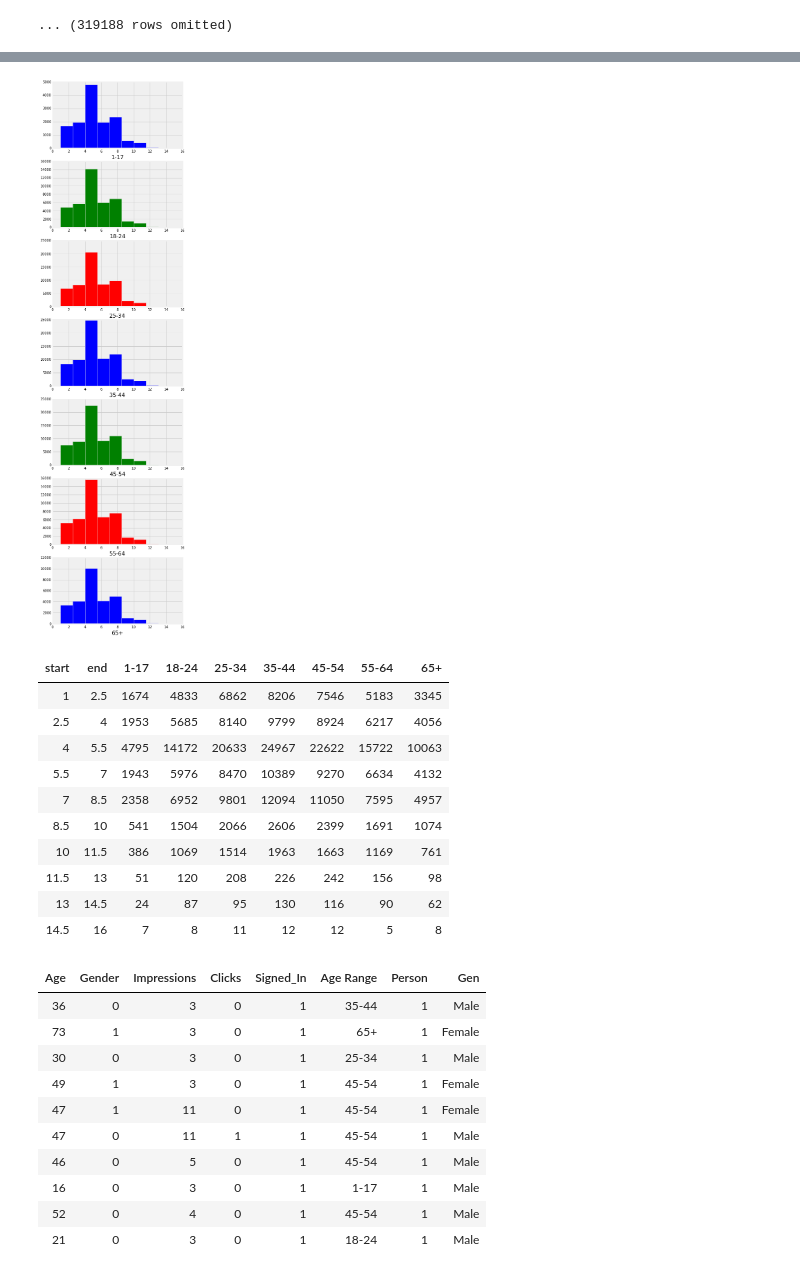
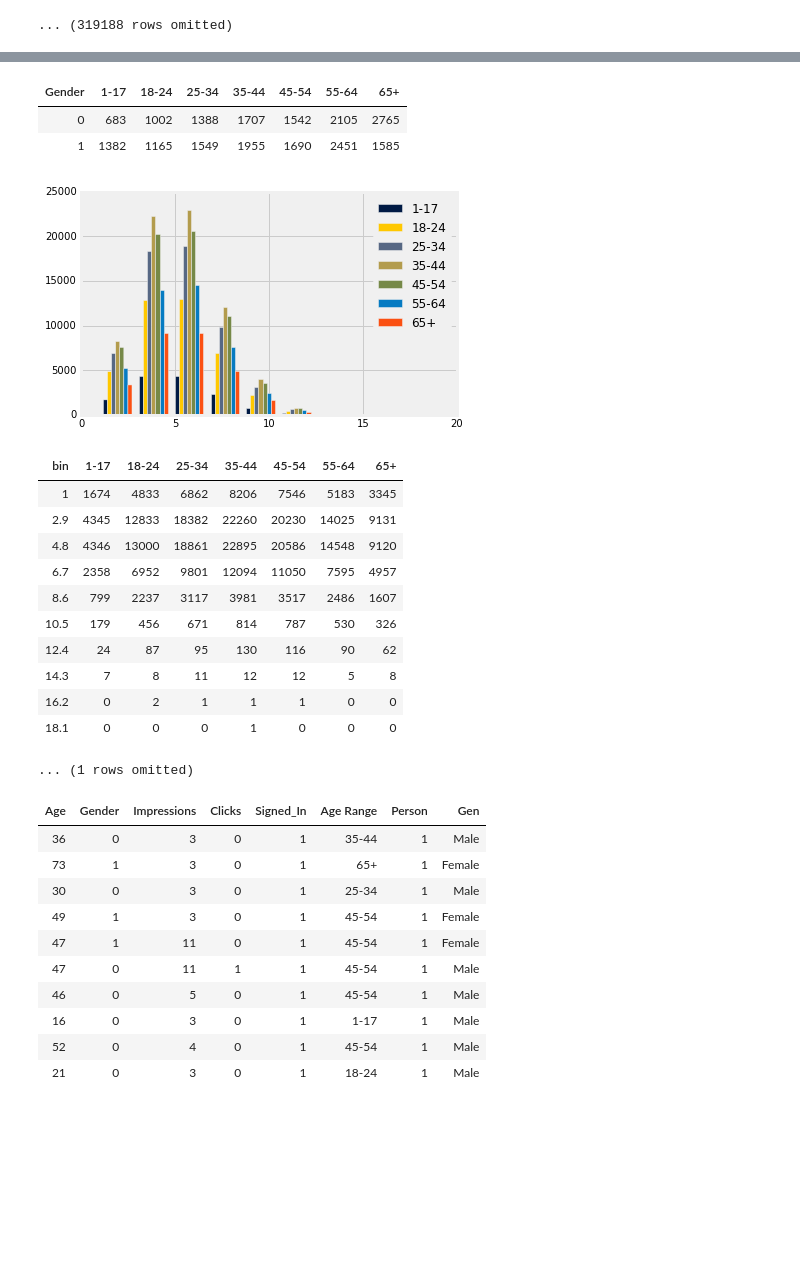
Before and after one commit to deculler/DataScienceTableDemos, a Jupyter notebook: Clicks.ipynb, the cells around one changed output, grey strips where cells are left out. Saved outputs shown, nothing was run; the diff lists cells and outputs as text; code cells hidden in the pictures; blank space fills up the shorter version.

```diff
--- a/Clicks.ipynb
+++ b/Clicks.ipynb
@@ -139,21 +140,29 @@ impressed.pivot(rows='Gender', columns='Age Range', values='Impressions', collec
+# %%
+impressed.pivot("Age Range", "Gender", "Clicks",sum)
+# %% [output]
+| Gender | 1-17 | 18-24 | 25-34 | 35-44 | 45-54 | 55-64 | 65+ |
+| 0 | 683 | 1002 | 1388 | 1707 | 1542 | 2105 | 2765 |
+| 1 | 1382 | 1165 | 1549 | 1955 | 1690 | 2451 | 1585 |
+# %%
+impressed.pivot_hist('Age Range','Impressions')
+# %% [output]
+[figure, added]
 # %%
-distributions = impressed.pivot_hist('Age Range','Impressions')
+distributions = impressed.pivot_bin('Age Range','Impressions')
+distributions
 # %% [output]
-[figure, removed]
+| bin | 1-17 | 18-24 | 25-34 | 35-44 | 45-54 | 55-64 | 65+ |
+| 1 | 1674 | 4833 | 6862 | 8206 | 7546 | 5183 | 3345 |
+| 2.9 | 4345 | 12833 | 18382 | 22260 | 20230 | 14025 | 9131 |
+| 4.8 | 4346 | 13000 | 18861 | 22895 | 20586 | 14548 | 9120 |
+| 6.7 | 2358 | 6952 | 9801 | 12094 | 11050 | 7595 | 4957 |
+| 8.6 | 799 | 2237 | 3117 | 3981 | 3517 | 2486 | 1607 |
+| 10.5 | 179 | 456 | 671 | 814 | 787 | 530 | 326 |
+| 12.4 | 24 | 87 | 95 | 130 | 116 | 90 | 62 |
+| 14.3 | 7 | 8 | 11 | 12 | 12 | 5 | 8 |
+| 16.2 | 0 | 2 | 1 | 1 | 1 | 0 | 0 |
+| 18.1 | 0 | 0 | 0 | 1 | 0 | 0 | 0 |
+... (1 rows omitted)
-# %%
-distributions
-# %% [output]
-| start | end | 1-17 | 18-24 | 25-34 | 35-44 | 45-54 | 55-64 | 65+ |
-| 1 | 2.5 | 1674 | 4833 | 6862 | 8206 | 7546 | 5183 | 3345 |
-| 2.5 | 4 | 1953 | 5685 | 8140 | 9799 | 8924 | 6217 | 4056 |
-| 4 | 5.5 | 4795 | 14172 | 20633 | 24967 | 22622 | 15722 | 10063 |
-| 5.5 | 7 | 1943 | 5976 | 8470 | 10389 | 9270 | 6634 | 4132 |
-| 7 | 8.5 | 2358 | 6952 | 9801 | 12094 | 11050 | 7595 | 4957 |
-| 8.5 | 10 | 541 | 1504 | 2066 | 2606 | 2399 | 1691 | 1074 |
-| 10 | 11.5 | 386 | 1069 | 1514 | 1963 | 1663 | 1169 | 761 |
-| 11.5 | 13 | 51 | 120 | 208 | 226 | 242 | 156 | 98 |
-| 13 | 14.5 | 24 | 87 | 95 | 130 | 116 | 90 | 62 |
-| 14.5 | 16 | 7 | 8 | 11 | 12 | 12 | 5 | 8 |
 # %%
 impressed['Gen'] = [['Male','Female'][i] for i in impressed['Gender']]
 impressed
```
Also changed, not shown: parts of 8 cells of this notebook, 3 other files.
